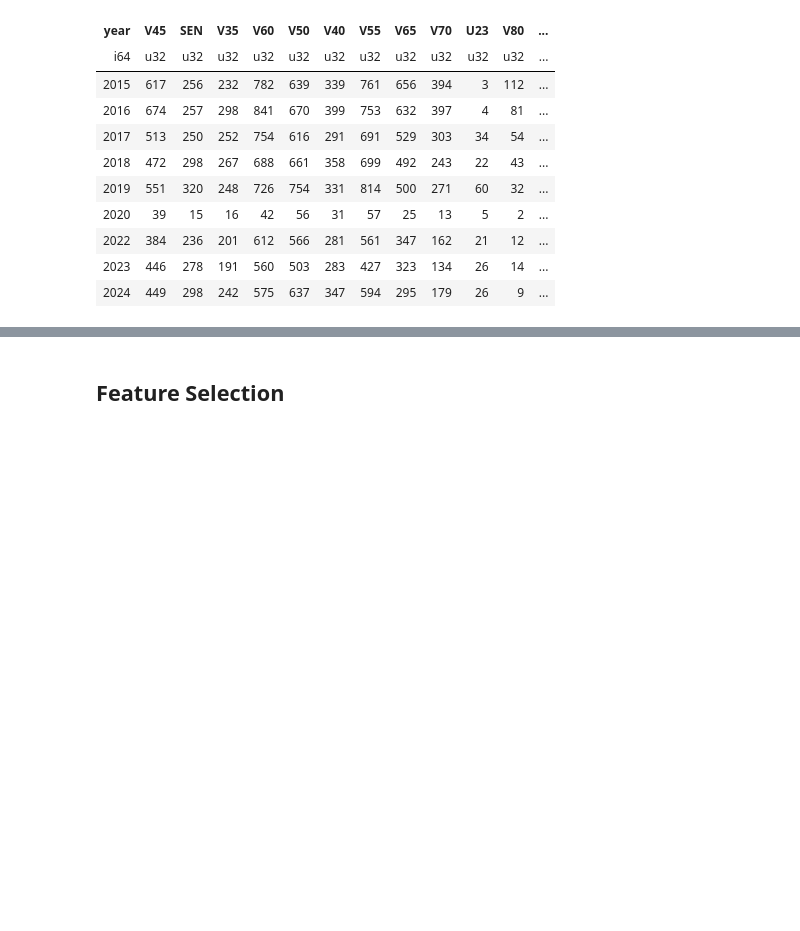
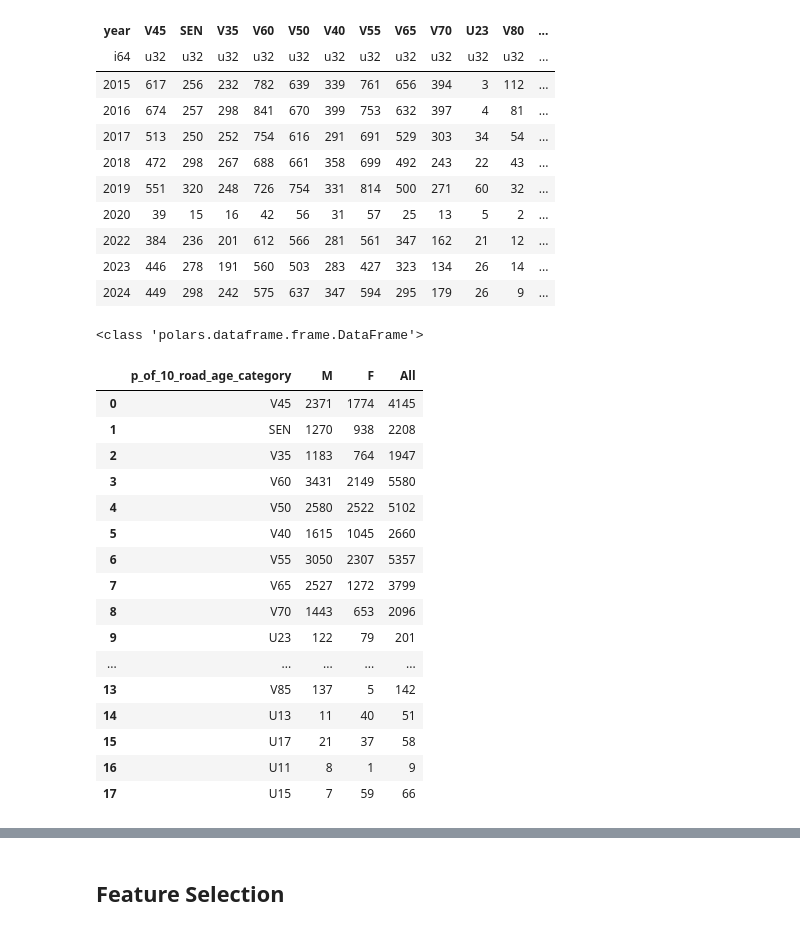
Before and after one commit to CoderGregH/wsfrl, a Jupyter notebook: Predictors/Age/HowOldAreThey.ipynb, the cells around one changed output, grey strips where cells are left out. Saved outputs shown, nothing was run; the diff lists cells and outputs as text; code cells hidden in the pictures; blank space fills up the shorter version.

```diff
--- a/Predictors/Age/HowOldAreThey.ipynb
+++ b/Predictors/Age/HowOldAreThey.ipynb
@@ -67,3 +60,40 @@ shape: (9, 19)
 | 2022 | 384 | 236 | 201 | 612 | 566 | 281 | 561 | 347 | 162 | 21 | 12 | ... |
 | 2023 | 446 | 278 | 191 | 560 | 503 | 283 | 427 | 323 | 134 | 26 | 14 | ... |
 | 2024 | 449 | 298 | 242 | 575 | 637 | 347 | 594 | 295 | 179 | 26 | 9 | ... |
+# %%
+ # Pivot the DataFrame
+# Assuming df_ages is your Polars DataFrame
+pivot_df = df_ages.pivot(
+    values=[WsfrlColumnForAges.AgeCategoryRoad],  # Use "*" to count all occurrences
+    index=WsfrlColumnForAges.AgeCategoryRoad,
+    on=WsfrlColumnOverall.Gender,
+    aggregate_function="len"
+).to_pandas()
+
+print(type(df_ages))
+# # Sum the counts across gender columns to create a row total
+# pivot_df = pivot_df.with_column(
+#     pl.sum_horizontal(pivot_df.select(pl.col(WsfrlColumnOverall.Gender).unique())).alias("row_total")
+# )
+pivot_df["All"] = pivot_df["M"] + pivot_df["F"]
+
+display(pivot_df)
+# %% [output]
+<class 'polars.dataframe.frame.DataFrame'>
+|  | p_of_10_road_age_category | M | F | All |
+| 0 | V45 | 2371 | 1774 | 4145 |
+| 1 | SEN | 1270 | 938 | 2208 |
+| 2 | V35 | 1183 | 764 | 1947 |
+| 3 | V60 | 3431 | 2149 | 5580 |
+| 4 | V50 | 2580 | 2522 | 5102 |
+| 5 | V40 | 1615 | 1045 | 2660 |
+| 6 | V55 | 3050 | 2307 | 5357 |
+| 7 | V65 | 2527 | 1272 | 3799 |
+| 8 | V70 | 1443 | 653 | 2096 |
+| 9 | U23 | 122 | 79 | 201 |
+| ... | ... | ... | ... | ... |
+| 13 | V85 | 137 | 5 | 142 |
+| 14 | U13 | 11 | 40 | 51 |
+| 15 | U17 | 21 | 37 | 58 |
+| 16 | U11 | 8 | 1 | 9 |
+| 17 | U15 | 7 | 59 | 66 |
```
Also changed, not shown: parts of 9 cells of this notebook, 1 other file.
